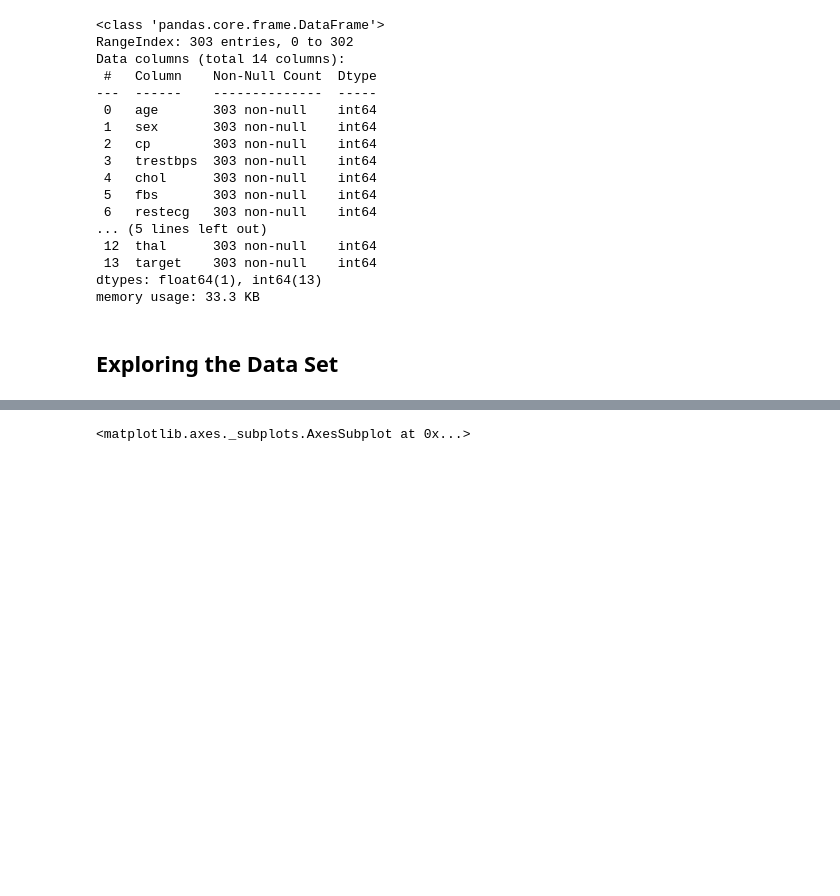
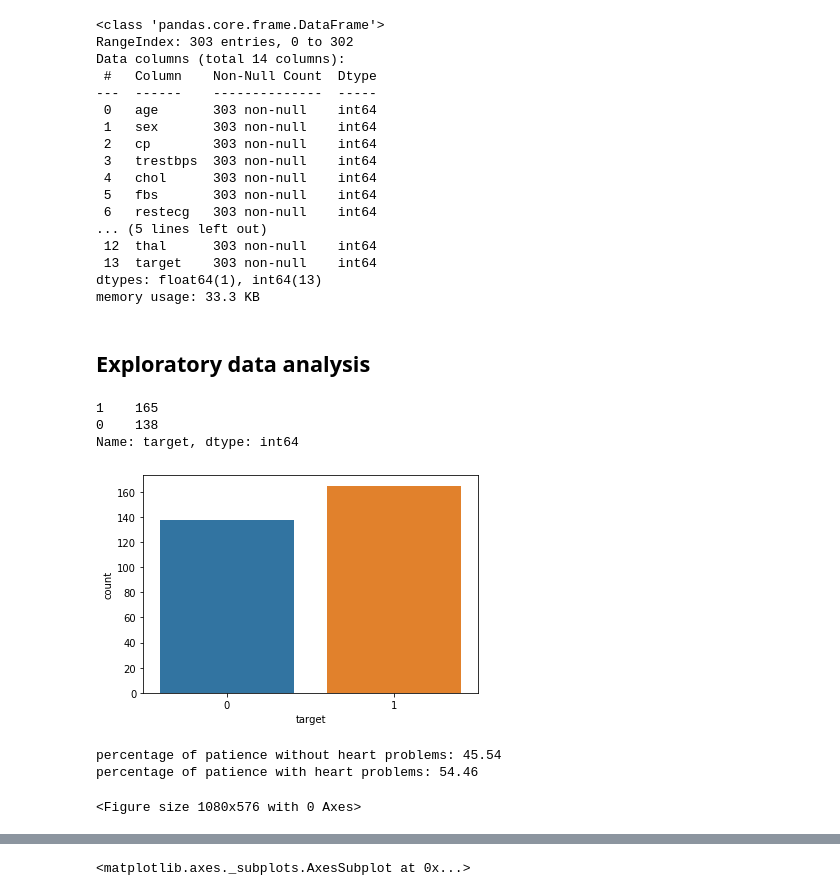
Before and after one commit to Ankita30-ui/Heart_Disease_prediction, a Jupyter notebook: Heart_attack_prediction (1).ipynb, the cells around one changed output, grey strips where cells are left out. Saved outputs shown, nothing was run; the diff lists cells and outputs as text; code cells hidden in the pictures; blank space fills up the shorter version.

```diff
--- a/Heart_attack_prediction (1).ipynb
+++ b/Heart_attack_prediction (1).ipynb
@@ -45,5 +45,5 @@ Data columns (total 14 columns):
  13  target    303 non-null    int64
 dtypes: float64(1), int64(13)
 memory usage: 33.3 KB
-# %% [markdown]
-## Exploring the Data Set
+# %% [markdown]
+## Exploratory data analysis
@@ -49,0 +52,15 @@ memory usage: 33.3 KB
+# %%
+ax = sns.countplot(data["target"])
+target_temp = data.target.value_counts()
+print(target_temp)
+# %% [output]
+1    165
+0    138
+Name: target, dtype: int64
+[figure, added]
+# %%
+print("Percentage of patience without heart problems: "+ str(round(target_temp[0]*100/303,2)))
+print("Percentage of patience with heart problems: "+ str(round(target_temp[1]*100/303,2)))
+# %% [output]
+percentage of patience without heart problems: 45.54
+percentage of patience with heart problems: 54.46
@@ -49,0 +76,6 @@ memory usage: 33.3 KB
+# %%
+fig_age, axes = plt.subplots(nrows=2, ncols=1, figsize=(15,8))
+
+plotAge()
+# %% [output]
+<Figure size 1080x576 with 0 Axes>
```
Also changed, not shown: parts of 30 cells of this notebook.
